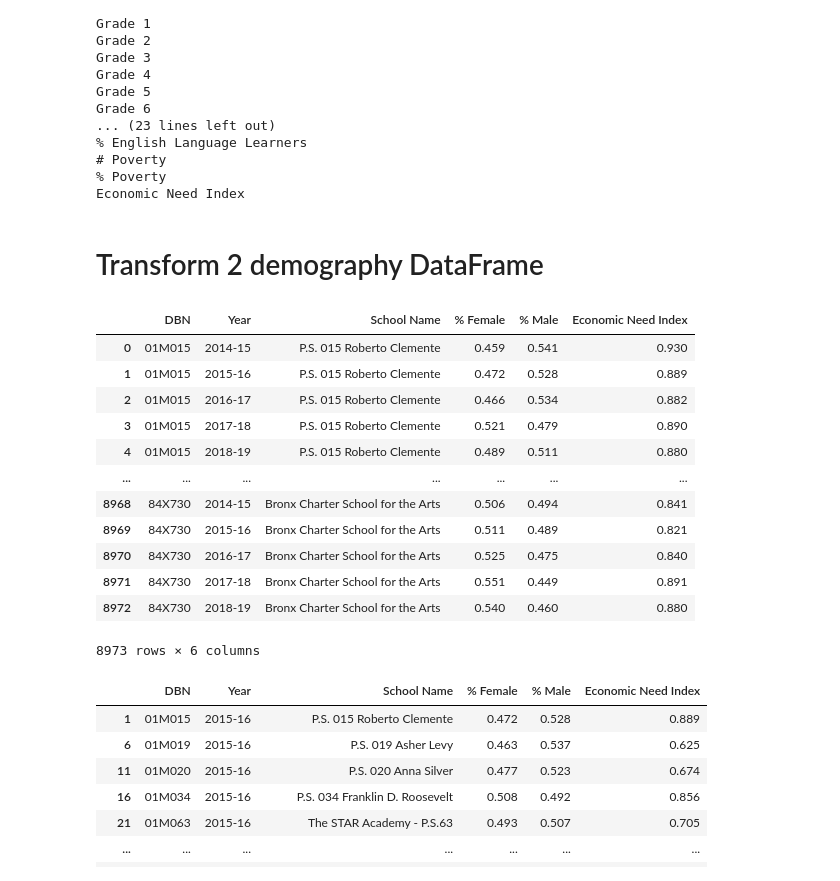
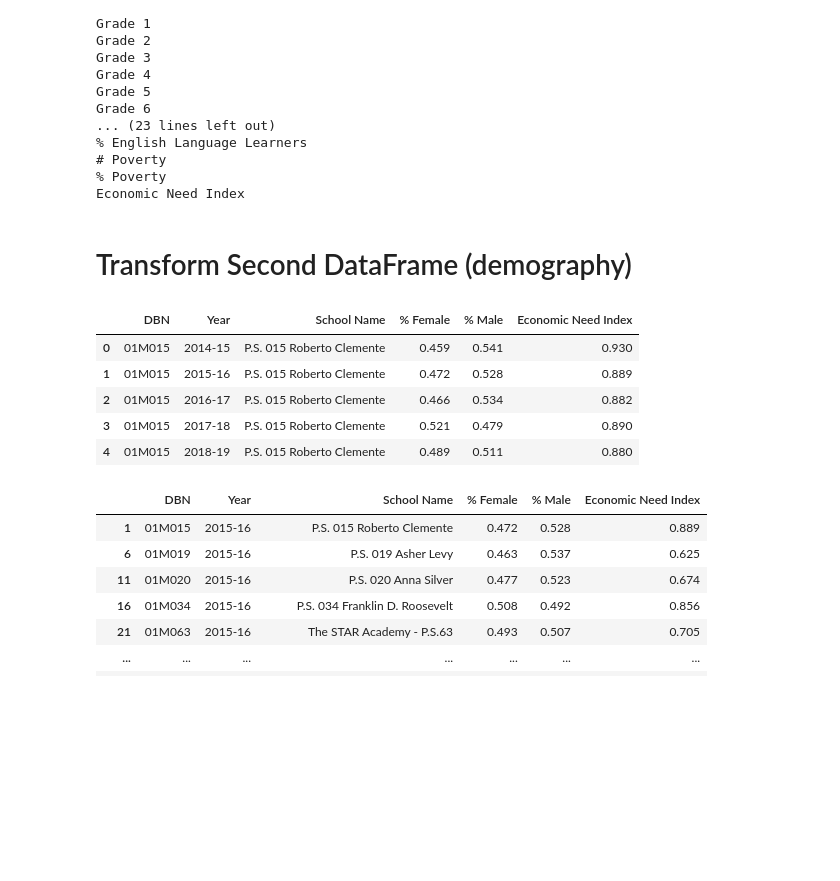
Before and after one commit to ekin651/Project_ETL, a Jupyter notebook: etl_project.ipynb, the cells around one changed output. Cells and saved outputs as stored; diff of their text form; code cells hidden in the pictures; blank space fills up the shorter version.

```diff
--- a/etl_project.ipynb
+++ b/etl_project.ipynb
@@ -117,25 +125,18 @@ Grade 6
 % Poverty
 Economic Need Index
 # %% [markdown]
-# Transform 2 demography DataFrame
+# Transform Second DataFrame (demography)
 # %%
- #Transform demography DataFrame
+ # Create a filtered dataframe from specific columns
 
 demography_df_cols = ["DBN" ,"Year","School Name" , "% Female", "% Male", "Economic Need Index"]
 demography_df_transformed = demography_df[demography_df_cols].copy()
-demography_df_transformed
+demography_df_transformed.head()
 # %% [output]
 |  | DBN | Year | School Name | % Female | % Male | Economic Need Index |
 | 0 | 01M015 | 2014-15 | P.S. 015 Roberto Clemente | 0.459 | 0.541 | 0.930 |
 | 1 | 01M015 | 2015-16 | P.S. 015 Roberto Clemente | 0.472 | 0.528 | 0.889 |
 | 2 | 01M015 | 2016-17 | P.S. 015 Roberto Clemente | 0.466 | 0.534 | 0.882 |
 | 3 | 01M015 | 2017-18 | P.S. 015 Roberto Clemente | 0.521 | 0.479 | 0.890 |
 | 4 | 01M015 | 2018-19 | P.S. 015 Roberto Clemente | 0.489 | 0.511 | 0.880 |
-| ... | ... | ... | ... | ... | ... | ... |
-| 8968 | 84X730 | 2014-15 | Bronx Charter School for the Arts | 0.506 | 0.494 | 0.841 |
-| 8969 | 84X730 | 2015-16 | Bronx Charter School for the Arts | 0.511 | 0.489 | 0.821 |
-| 8970 | 84X730 | 2016-17 | Bronx Charter School for the Arts | 0.525 | 0.475 | 0.840 |
-| 8971 | 84X730 | 2017-18 | Bronx Charter School for the Arts | 0.551 | 0.449 | 0.891 |
-| 8972 | 84X730 | 2018-19 | Bronx Charter School for the Arts | 0.540 | 0.460 | 0.880 |
-8973 rows × 6 columns
 # %%
```
Also changed, not shown: parts of 20 cells of this notebook, 2 other files.
